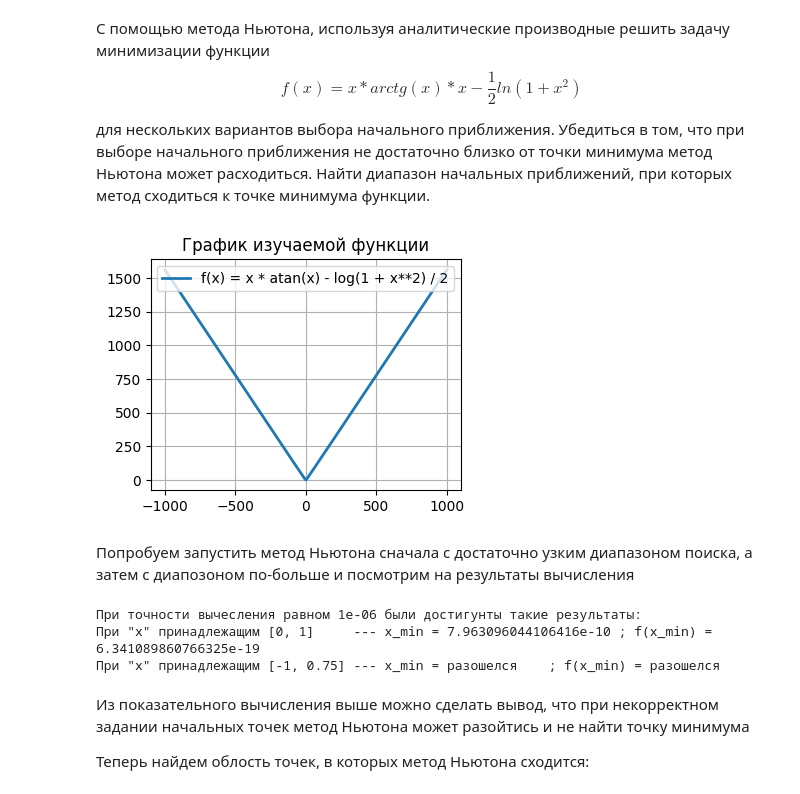
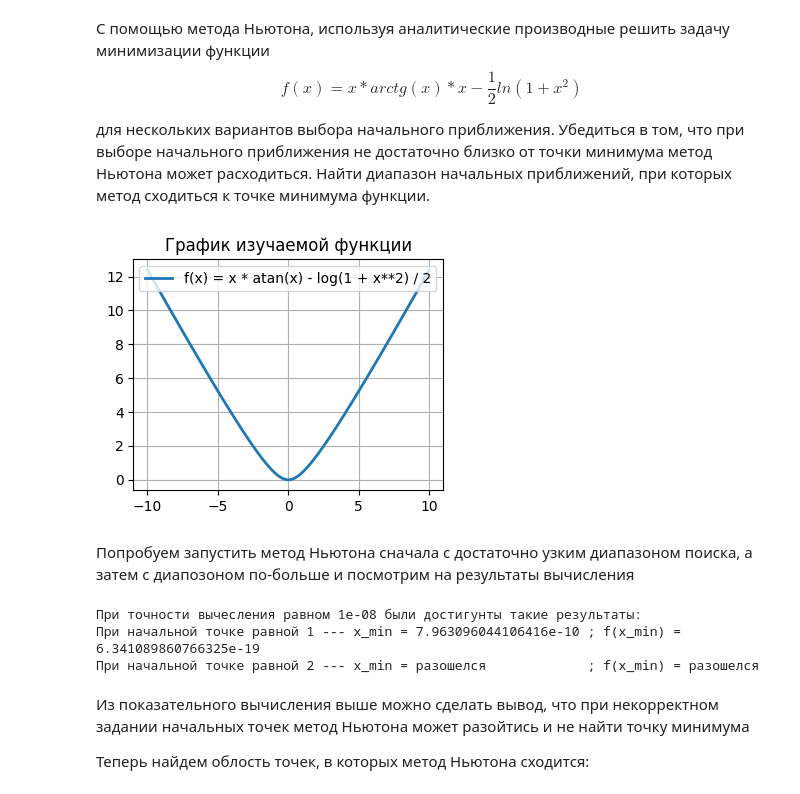
Before and after one commit to niceguy135/optimization_labs, a Jupyter notebook: Lab1.ipynb, the cells around one changed output. Saved outputs shown, nothing was run; the diff lists cells and outputs as text; code cells hidden in the pictures.

```diff
--- a/Lab1.ipynb
+++ b/Lab1.ipynb
@@ -482,23 +483,23 @@ $$
 # %%
 from sympy import atan, log
 
 research_function = x * atan(x) - log(1 + x**2) / 2
 
-x_steps = np.linspace(-1000, 1000, 500)
+x_steps = np.linspace(-10, 10, 500)
 y_values = list(map(lambdify(x, research_function), x_steps))
 
 plt.rcParams['figure.figsize'] = [4, 3]
 fig, ax = plt.subplots()
 
 line = ax.plot(x_steps, y_values, linewidth=2.0)
 line[0].set_label("f(x) = x * atan(x) - log(1 + x**2) / 2")
 
 ax.legend()
 plt.title("График изучаемой функции")
 plt.grid()
 plt.show()
 # %% [output]
-[figure, old version]
+[figure, new version]
 # %% [markdown]
 Попробуем запустить метод Ньютона сначала с достаточно узким диапазоном поиска, а затем с диапозоном по-больше и посмотрим на результаты вычисления
 # %%
@@ -543,14 +544,14 @@ except:
 
 text_to_print = f"""
 При точности вычесления равном {research_eps} были достигунты такие результаты:
-При \"х\" принадлежащим [0, 1]     --- x_min = {result_1[0]} ; f(x_min) = {result_1[1]}
-При \"х\" принадлежащим [-1, 0.75] --- x_min = {result_2[0]}    ; f(x_min) = {result_2[1]}
+При начальной точке равной 1 --- x_min = {result_1[0]} ; f(x_min) = {result_1[1]}
+При начальной точке равной 2 --- x_min = {result_2[0]}             ; f(x_min) = {result_2[1]}
 """
 print(text_to_print)
 # %% [output]
-При точности вычесления равном 1e-06 были достигунты такие результаты:
-При "х" принадлежащим [0, 1]     --- x_min = 7.963096044106416e-10 ; f(x_min) = 6.341089860766325e-19
-При "х" принадлежащим [-1, 0.75] --- x_min = разошелся    ; f(x_min) = разошелся
+При точности вычесления равном 1e-08 были достигунты такие результаты:
+При начальной точке равной 1 --- x_min = 7.963096044106416e-10 ; f(x_min) = 6.341089860766325e-19
+При начальной точке равной 2 --- x_min = разошелся             ; f(x_min) = разошелся
 # %% [markdown]
 Из показательного вычисления выше можно сделать вывод, что при некорректном задании начальных точек метод Ньютона может разойтись и не найти точку минимума
 
```
Also changed, not shown: parts of 10 cells of this notebook.
